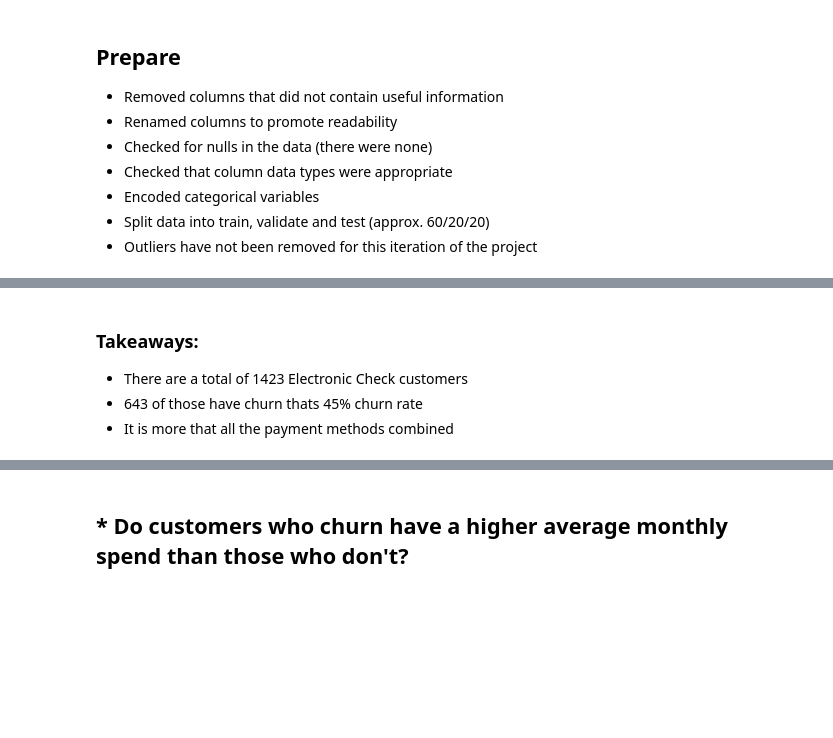
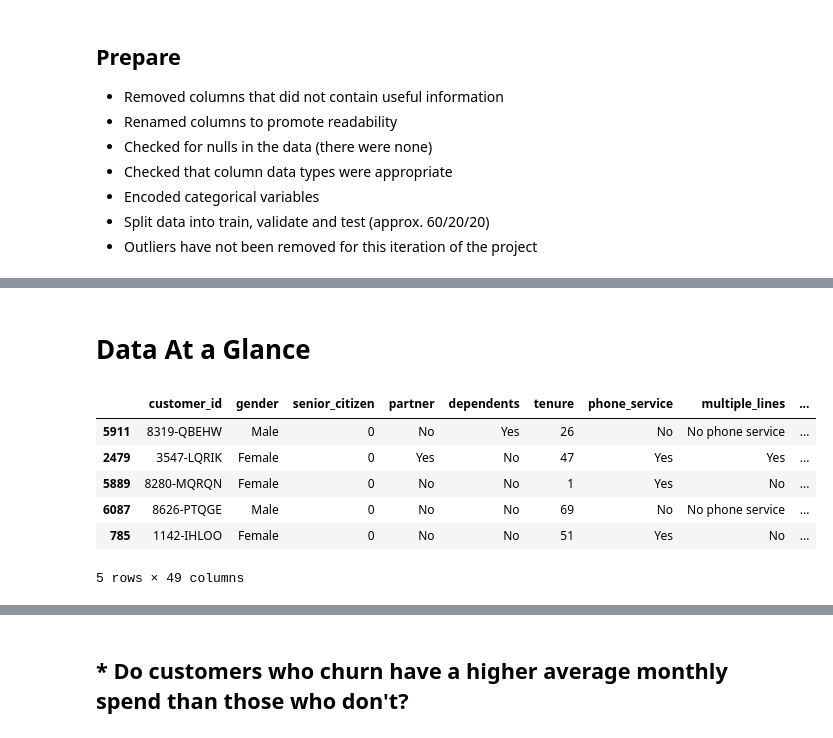
Before and after one commit to mannievilla/Project-Feel-the-Churn, a Jupyter notebook: Final_Report.ipynb, the cells around one changed output, grey strips where cells are left out. Saved outputs shown, nothing was run; the diff lists cells and outputs as text; code cells hidden in the pictures; blank space fills up the shorter version.

```diff
--- a/Final_Report.ipynb
+++ b/Final_Report.ipynb
@@ -132,5 +41,0 @@ payment_v_churn()
-# %% [markdown]
-### Takeaways:
-* There are a total of 1423 Electronic Check customers
-* 643 of those have churn thats 45% churn rate
-* It is more that all the payment methods combined
@@ -136,0 +48,12 @@ payment_v_churn()
+# %% [markdown]
+# Data At a Glance
+# %%
+train.head()
+# %% [output]
+|  | customer_id | gender | senior_citizen | partner | dependents | tenure | phone_service | multiple_lines | ... |
+| 5911 | 8319-QBEHW | Male | 0 | No | Yes | 26 | No | No phone service | ... |
+| 2479 | 3547-LQRIK | Female | 0 | Yes | No | 47 | Yes | Yes | ... |
+| 5889 | 8280-MQRQN | Female | 0 | No | No | 1 | Yes | No | ... |
+| 6087 | 8626-PTQGE | Male | 0 | No | No | 69 | No | No phone service | ... |
+| 785 | 1142-IHLOO | Female | 0 | No | No | 51 | Yes | No | ... |
+5 rows × 49 columns
```
Also changed, not shown: parts of 41 cells of this notebook, 2 other files.
